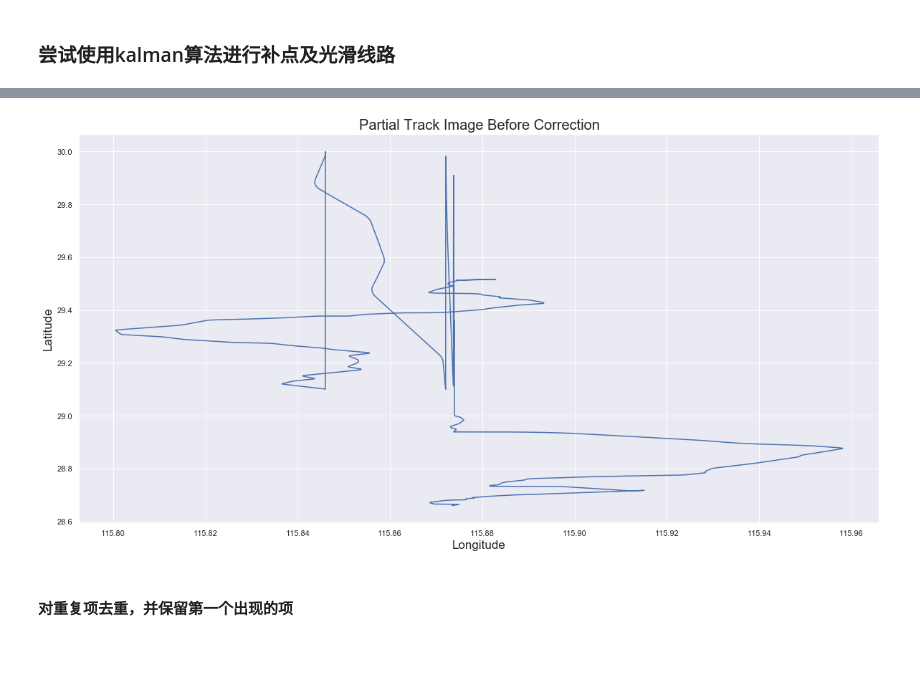
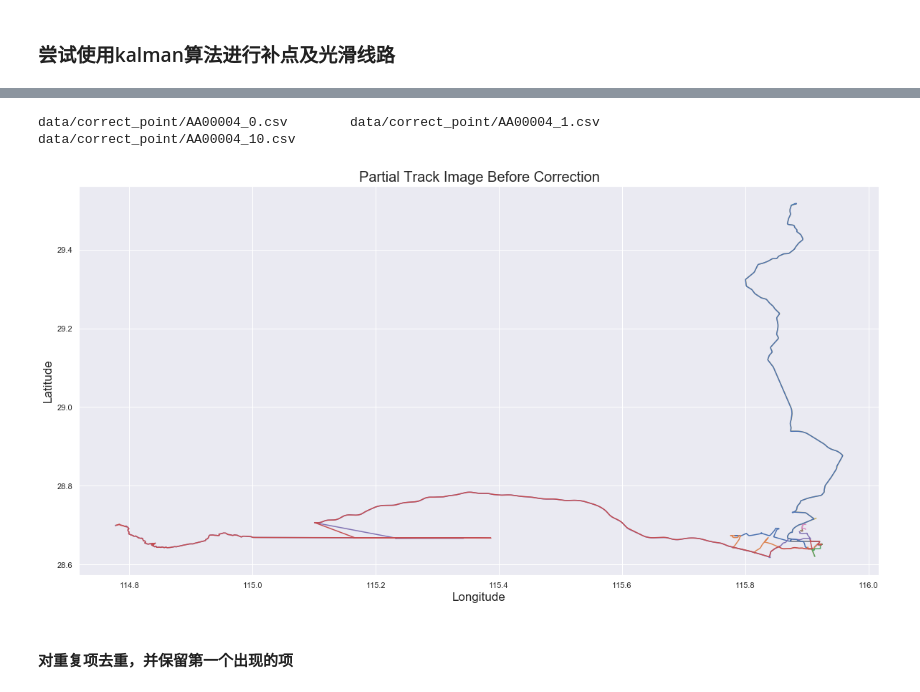
Before and after one commit to flowerlake/Tipdm_2019_C, a Jupyter notebook: data_processing/data pre-processing.ipynb, the cells around one changed output, grey strips where cells are left out. Cells and saved outputs as stored; diff of their text form; code cells hidden in the pictures; blank space fills up the shorter version.

```diff
--- a/data_processing/data pre-processing.ipynb
+++ b/data_processing/data pre-processing.ipynb
@@ -175,7 +177,13 @@ def haversine(lon1, lat1, lon2, lat2): # 经度1，纬度1，经度2，纬度2
     return c * r * 1000
 # %%
 def calculate_distance(filepath):
-
+    """
+    param:
+        filepath: filepath of processing file.
+    return:
+        distance: distance of two point in this file.(a 3-D numpy array. length of array is length of dataframe-1)
+                  distance = (filename, index, distance)
+    """
     vehicle = pd.read_csv(filepath)
     filename = filepath.split("/")[-1].split(".")[0]
 
@@ -205,7 +194,12 @@ all_point_distance = np.delete(all_point_distance,0,axis=0)
 # %%
 def remove_drift_point(filepath,point_distance):
     """
-
+    param:
+        filepath: filepath of processing file.
+        point_distance: distance of two adjacent point.(1-D numpy array)
+    return:
+        test_vehicle: processed vehcile data.(a dataframe which have made the drift point np.nan)
+        filename: filename(string)
     """
     test_vehicle = pd.read_csv(filepath)
     lng_lat = test_vehicle[['lng','lat']].values
@@ -228,7 +222,12 @@ def remove_drift_point(filepath,point_distance):
 # %%
 def add_point(part_vehicle):
     """
-
+    param:
+        part_vehicle: a dataframe of vehicle,which contains (location_time,lng,lat) filed.
+    return:
+        res: complete point dataframe.
+        lng_lat: 2-dimension numpy array.
+        nan_index: missing data index in lng_lat(2-dimension numpy array.)
     """
     part_vehicle['location_time'] = pd.to_datetime(part_vehicle['location_time'])
 
@@ -306,21 +360,28 @@ plt.close()
 # %%
-filepath = 'data/process_file/AA00004_3.csv'
-eeee = pd.read_csv(filepath)
-eres = eeee[['lng','lat']].values
+# 获取分段后的所有文件路径
+filepath = np.array([])
+for root, dirs, files in os.walk('data/correct_point/'):
+    filepath = np.concatenate((filepath,np.array([join(root, name) for name in files])))
+print("\t".join(filepath[:3]))
+
 plt.rc('figure', figsize=(20, 10))
 seaborn.set()
 
-plt.plot(eres[:,0],eres[:,1],c='b')
-# plt.plot(power_point[:,0],power_point[:,1],c='r')
+for j in range(len(filepath)):
+    eeee1 = pd.read_csv(filepath[j])
+    eres1 = eeee1[['lng','lat']].values
+
+    plt.plot(eres1[:,0],eres1[:,1])
+
+    # plt.savefig("image/distance_image5_before/" + filepath.split("/")[-1].split(".")[0] + ".jpg")
 
 plt.title("Partial Track Image Before Correction", fontsize=20)
 plt.xlabel("Longitude",fontsize=17)
 plt.ylabel("Latitude",fontsize=17)
-plt.savefig("image/distance_image_before/" + filepath.split("/")[-1].split(".")[0] + ".jpg")
 plt.show()
-plt.close()
 # %% [output]
+data/correct_point/AA00004_0.csv        data/correct_point/AA00004_1.csv        data/correct_point/AA00004_10.csv
-[figure, old version]
+[figure, new version]
 # %% [markdown]
 #### 对重复项去重，并保留第一个出现的项
 # %%
```
Also changed, not shown: parts of 12 cells of this notebook, 45 other files.
